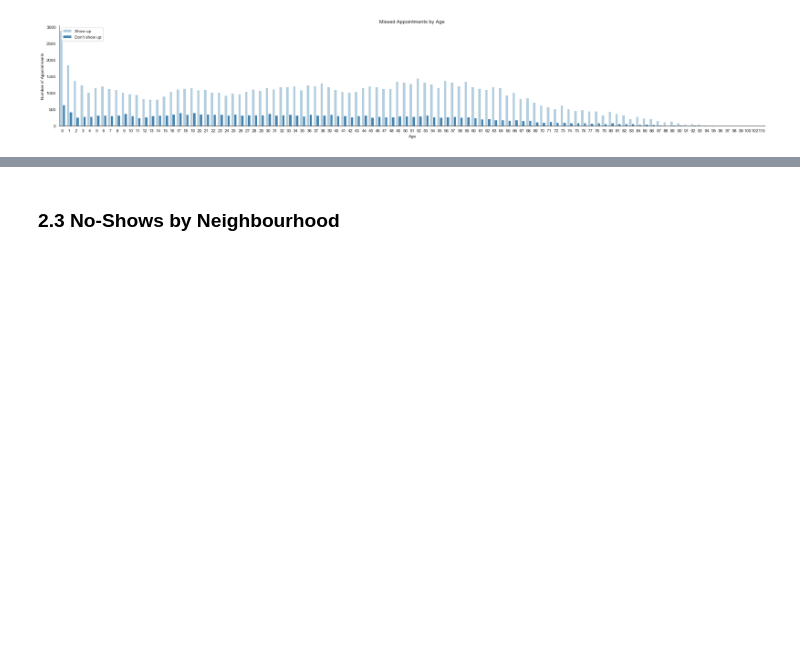
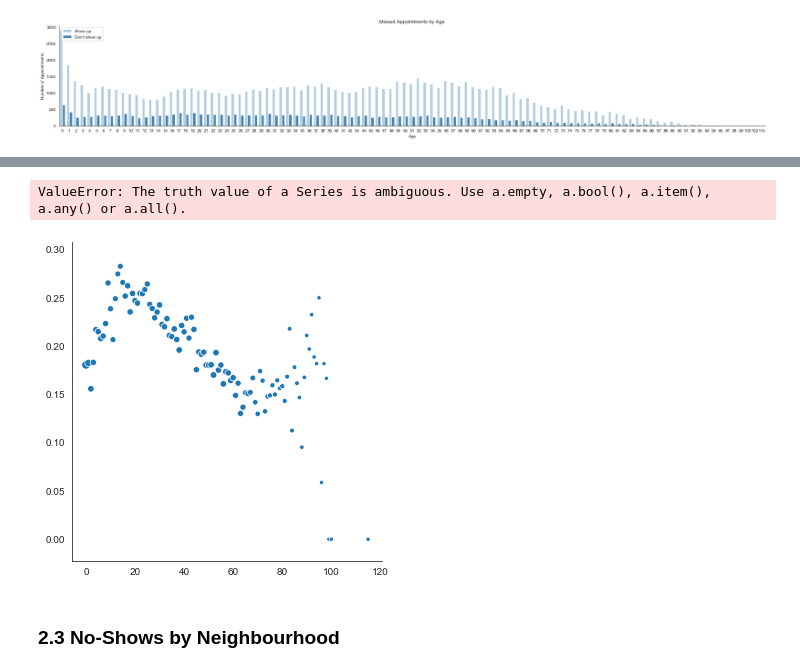
Before and after one commit to ironhack-datalabs/data-ber-10-19, a Jupyter notebook: module-3_projects/final-project/Medical_Appointments/Data_Visualization.ipynb, the cells around one changed output, grey strips where cells are left out. Cells and saved outputs as stored; diff of their text form; code cells hidden in the pictures; blank space fills up the shorter version.

```diff
--- a/module-3_projects/final-project/Medical_Appointments/Data_Visualization.ipynb
+++ b/module-3_projects/final-project/Medical_Appointments/Data_Visualization.ipynb
@@ -160,3 +160,9 @@ new_labels = ['Show up', "Don't show up"]
 for t, l in zip(leg.texts, new_labels): t.set_text(l);
 # %% [output]
 [figure]
+# %%
+med_numeric1 = med_numeric.copy()
+# %%
+med_numeric1 = med_numeric1[['Age', 'No_Show']]
+# %%
+med_numeric1['Probability'] = med_numeric1.groupby(['Age']).sum()['No_Show']/med_numeric1.groupby(['Age']).count()['No_Show']
@@ -163,3 +206,10 @@ for t, l in zip(leg.texts, new_labels): t.set_text(l);
+# %%
+ax = sns.relplot(data= med_numeric1, x=med_numeric1.groupby(['Age']).count().reset_index()['Age'],
+                 y=med_numeric1.groupby(['Age']).sum()['No_Show']/med_numeric1.groupby(['Age']).count()['No_Show'],
+                 size=med_numeric1.groupby(['Age']).count()['No_Show'])
+# %% [output]
+ValueError: The truth value of a Series is ambiguous. Use a.empty, a.bool(), a.item(), a.any() or a.all().
+[figure, added]
 # %% [markdown]
 ### 2.3 No-Shows by Neighbourhood
 # %%
```
Also changed, not shown: parts of 6 cells of this notebook, 3 other files.
